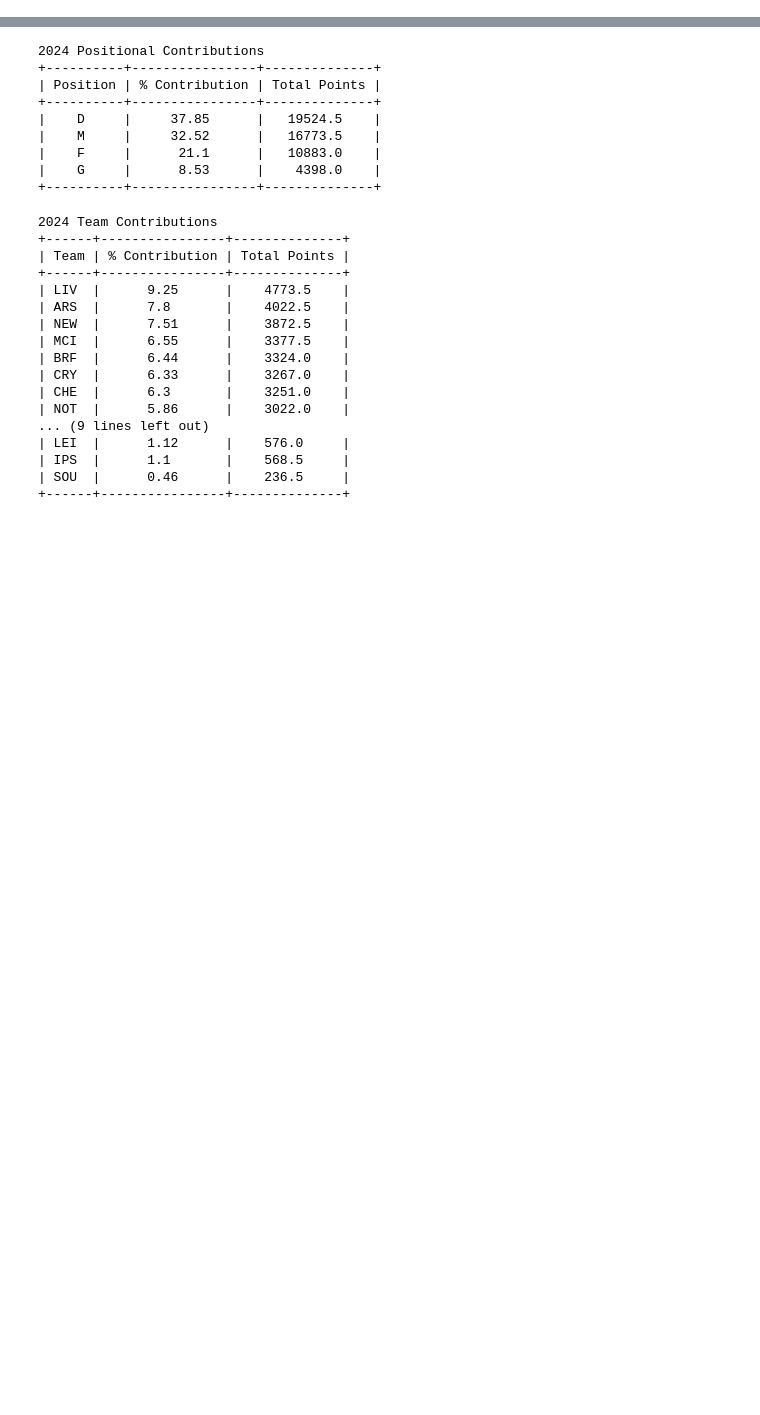
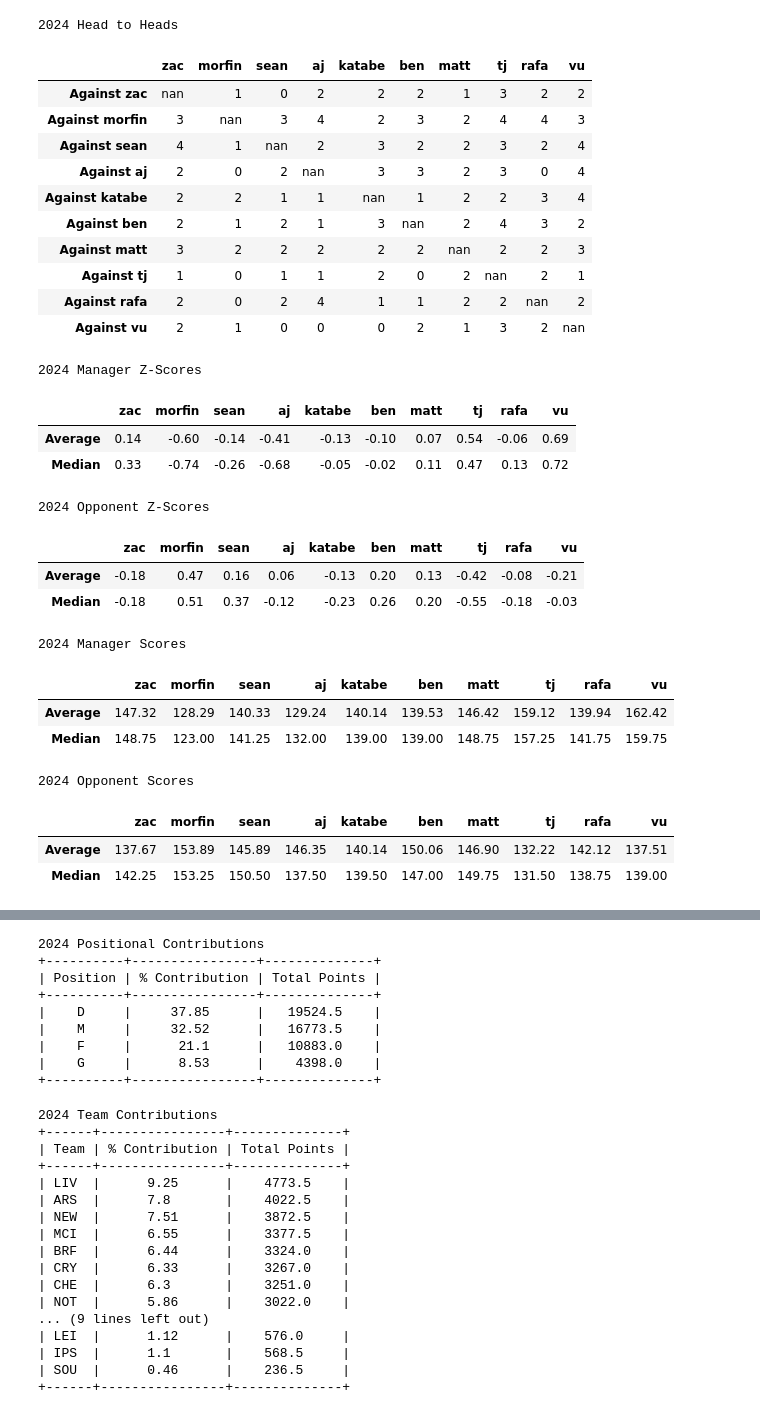
Before and after one commit to mgintjee/FPL-Stats, a Jupyter notebook: notebooks/nb_season_2024.ipynb, the cells around one changed output, grey strips where cells are left out. Drawn from its saved outputs; the diff is of its cells as text; code cells hidden in the pictures; blank space fills up the shorter version.

```diff
--- a/notebooks/nb_season_2024.ipynb
+++ b/notebooks/nb_season_2024.ipynb
@@ -54,3 +31,38 @@ if(show_charts):
+# %%
+display_utils.display_head_to_heads(db)
+display_utils.display_manager_z_scores(db)
+display_utils.display_opponent_z_scores(db)
+display_utils.display_manager_gw_scores(db)
+display_utils.display_opponent_gw_scores(db)
+# %% [output]
+2024 Head to Heads
+|  | zac | morfin | sean | aj | katabe | ben | matt | tj | rafa | vu |
+| Against zac | nan | 1 | 0 | 2 | 2 | 2 | 1 | 3 | 2 | 2 |
+| Against morfin | 3 | nan | 3 | 4 | 2 | 3 | 2 | 4 | 4 | 3 |
+| Against sean | 4 | 1 | nan | 2 | 3 | 2 | 2 | 3 | 2 | 4 |
+| Against aj | 2 | 0 | 2 | nan | 3 | 3 | 2 | 3 | 0 | 4 |
+| Against katabe | 2 | 2 | 1 | 1 | nan | 1 | 2 | 2 | 3 | 4 |
+| Against ben | 2 | 1 | 2 | 1 | 3 | nan | 2 | 4 | 3 | 2 |
+| Against matt | 3 | 2 | 2 | 2 | 2 | 2 | nan | 2 | 2 | 3 |
+| Against tj | 1 | 0 | 1 | 1 | 2 | 0 | 2 | nan | 2 | 1 |
+| Against rafa | 2 | 0 | 2 | 4 | 1 | 1 | 2 | 2 | nan | 2 |
+| Against vu | 2 | 1 | 0 | 0 | 0 | 2 | 1 | 3 | 2 | nan |
+2024 Manager Z-Scores
+|  | zac | morfin | sean | aj | katabe | ben | matt | tj | rafa | vu |
+| Average | 0.14 | -0.60 | -0.14 | -0.41 | -0.13 | -0.10 | 0.07 | 0.54 | -0.06 | 0.69 |
+| Median | 0.33 | -0.74 | -0.26 | -0.68 | -0.05 | -0.02 | 0.11 | 0.47 | 0.13 | 0.72 |
+2024 Opponent Z-Scores
+|  | zac | morfin | sean | aj | katabe | ben | matt | tj | rafa | vu |
+| Average | -0.18 | 0.47 | 0.16 | 0.06 | -0.13 | 0.20 | 0.13 | -0.42 | -0.08 | -0.21 |
+| Median | -0.18 | 0.51 | 0.37 | -0.12 | -0.23 | 0.26 | 0.20 | -0.55 | -0.18 | -0.03 |
+2024 Manager Scores
+|  | zac | morfin | sean | aj | katabe | ben | matt | tj | rafa | vu |
+| Average | 147.32 | 128.29 | 140.33 | 129.24 | 140.14 | 139.53 | 146.42 | 159.12 | 139.94 | 162.42 |
+| Median | 148.75 | 123.00 | 141.25 | 132.00 | 139.00 | 139.00 | 148.75 | 157.25 | 141.75 | 159.75 |
+2024 Opponent Scores
+|  | zac | morfin | sean | aj | katabe | ben | matt | tj | rafa | vu |
+| Average | 137.67 | 153.89 | 145.89 | 146.35 | 140.14 | 150.06 | 146.90 | 132.22 | 142.12 | 137.51 |
+| Median | 142.25 | 153.25 | 150.50 | 137.50 | 139.50 | 147.00 | 149.75 | 131.50 | 138.75 | 139.00 |
 # %%
 print(db.get_season(), "Scores")
 
```
Also changed, not shown: parts of 9 cells of this notebook, 7 other files.
